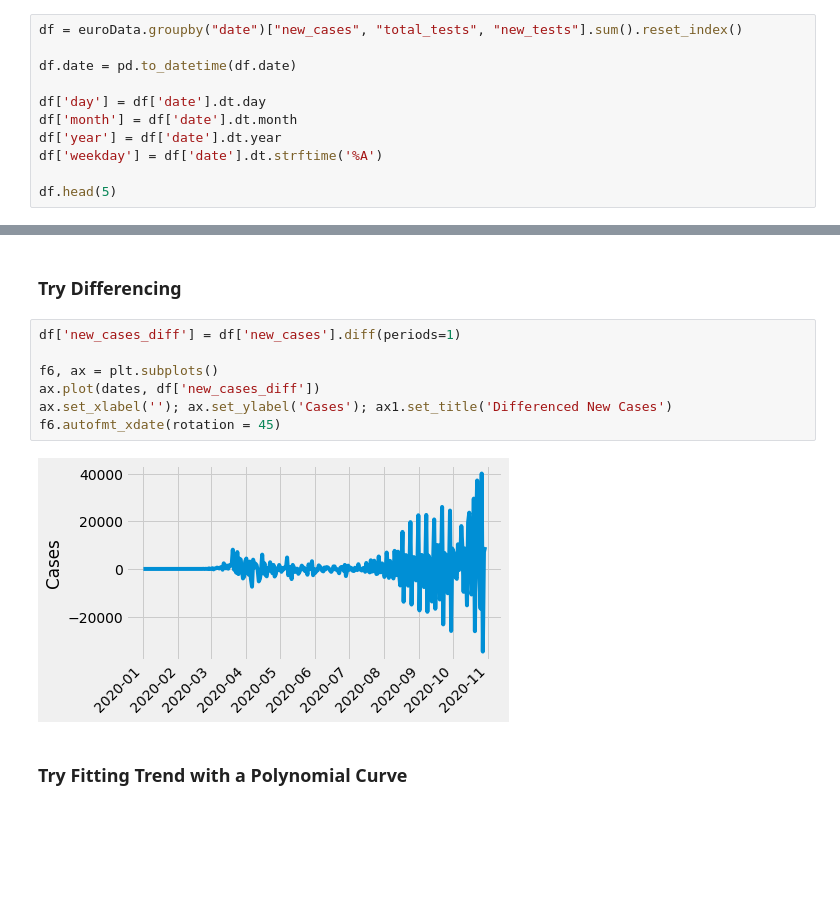
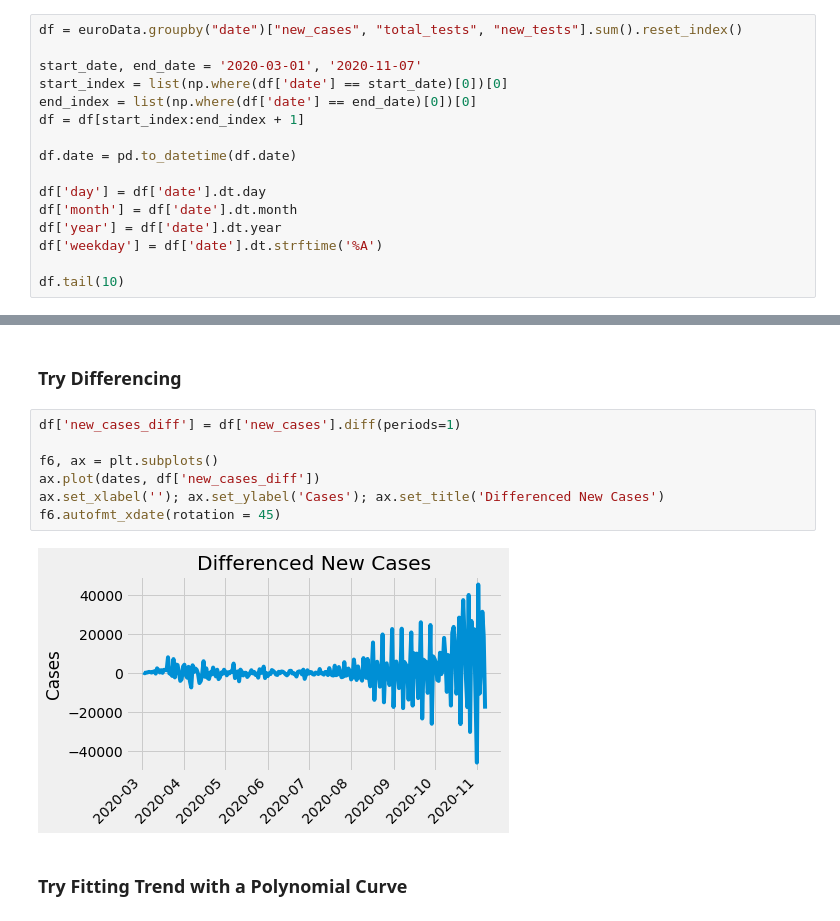
Before and after one commit to ostormer/covid_ml, a Jupyter notebook: Random Forest.ipynb, the cells around one changed output, grey strips where cells are left out. Cells and saved outputs as stored; diff of their text form; blank space fills up the shorter version.

```diff
--- a/Random Forest.ipynb
+++ b/Random Forest.ipynb
@@ -30,6 +47,11 @@ euroData.head(5)
 | 4 | 4 | ALB | Albania | 2020-01-04 | 0.0 | 0.0 | 0.0 | 2877800.0 | ... |
 # %%
 df = euroData.groupby("date")["new_cases", "total_tests", "new_tests"].sum().reset_index()
+
+start_date, end_date = '2020-03-01', '2020-11-07'
+start_index = list(np.where(df['date'] == start_date)[0])[0]
+end_index = list(np.where(df['date'] == end_date)[0])[0]
+df = df[start_index:end_index + 1]
 
 df.date = pd.to_datetime(df.date)
 
@@ -38,6 +60,6 @@ df['month'] = df['date'].dt.month
 df['year'] = df['date'].dt.year
 df['weekday'] = df['date'].dt.strftime('%A')
 
-df.head(5)
+df.tail(10)
 # %% [output]
 |  | date | new_cases | total_tests | new_tests | day | month | year | weekday |
@@ -125,12 +151,12 @@ f5.autofmt_xdate(rotation = 45)
 # %%
 df['new_cases_diff'] = df['new_cases'].diff(periods=1)
 
 f6, ax = plt.subplots()
 ax.plot(dates, df['new_cases_diff'])
-ax.set_xlabel(''); ax.set_ylabel('Cases'); ax1.set_title('Differenced New Cases')
+ax.set_xlabel(''); ax.set_ylabel('Cases'); ax.set_title('Differenced New Cases')
 f6.autofmt_xdate(rotation = 45)
 # %% [output]
-[figure, old version]
+[figure, new version]
 # %% [markdown]
 ### Try Fitting Trend with a Polynomial Curve
 # %%
```
Also changed, not shown: parts of 21 cells of this notebook, 3 other files.
